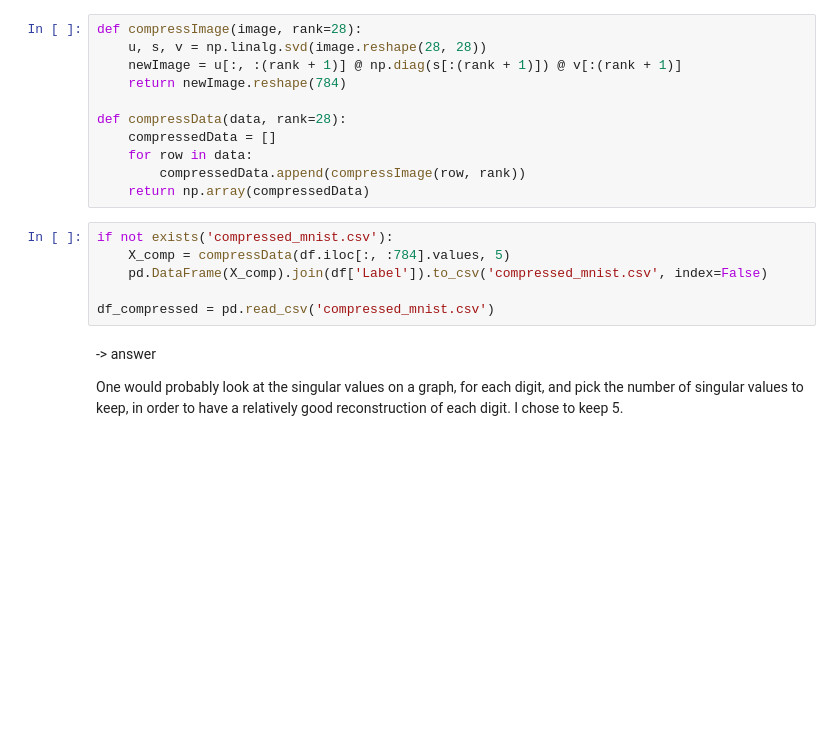
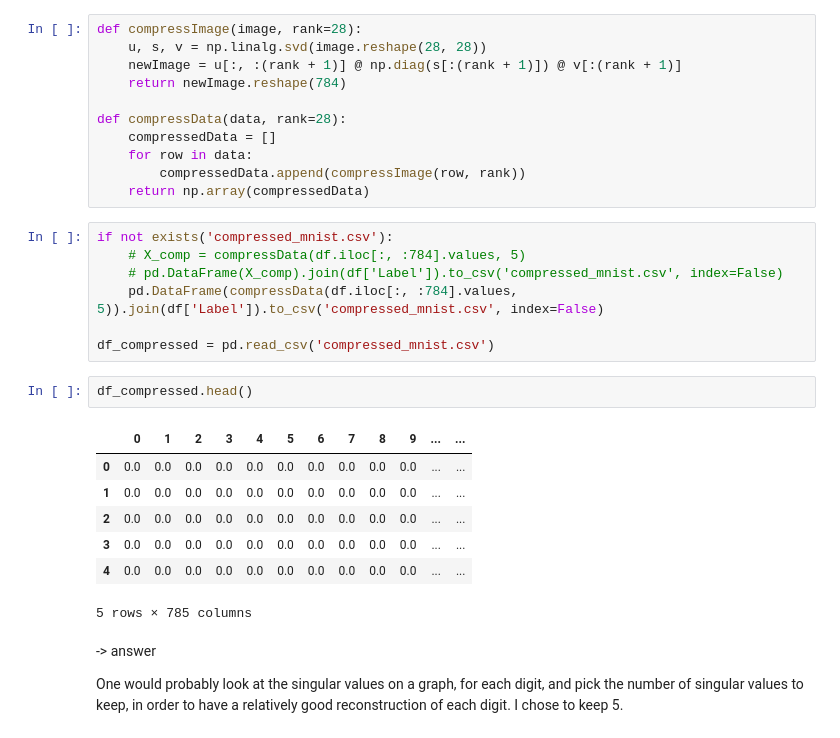
Before and after one commit to ivanisakov99/CS506, a Jupyter notebook: HW/3./homework3.ipynb, the cells around one changed output. Cells and saved outputs as stored; diff of their text form; blank space fills up the shorter version.

```diff
--- a/HW/3./homework3.ipynb
+++ b/HW/3./homework3.ipynb
@@ -67,10 +77,21 @@ def compressData(data, rank=28):
     return np.array(compressedData)
 # %%
 if not exists('compressed_mnist.csv'):
-    X_comp = compressData(df.iloc[:, :784].values, 5)
-    pd.DataFrame(X_comp).join(df['Label']).to_csv('compressed_mnist.csv', index=False)
+    # X_comp = compressData(df.iloc[:, :784].values, 5)
+    # pd.DataFrame(X_comp).join(df['Label']).to_csv('compressed_mnist.csv', index=False)
+    pd.DataFrame(compressData(df.iloc[:, :784].values, 5)).join(df['Label']).to_csv('compressed_mnist.csv', index=False)
 
 df_compressed = pd.read_csv('compressed_mnist.csv')
+# %%
+df_compressed.head()
+# %% [output]
+|  | 0 | 1 | 2 | 3 | 4 | 5 | 6 | 7 | 8 | 9 | ... | ... |
+| 0 | 0.0 | 0.0 | 0.0 | 0.0 | 0.0 | 0.0 | 0.0 | 0.0 | 0.0 | 0.0 | ... | ... |
+| 1 | 0.0 | 0.0 | 0.0 | 0.0 | 0.0 | 0.0 | 0.0 | 0.0 | 0.0 | 0.0 | ... | ... |
+| 2 | 0.0 | 0.0 | 0.0 | 0.0 | 0.0 | 0.0 | 0.0 | 0.0 | 0.0 | 0.0 | ... | ... |
+| 3 | 0.0 | 0.0 | 0.0 | 0.0 | 0.0 | 0.0 | 0.0 | 0.0 | 0.0 | 0.0 | ... | ... |
+| 4 | 0.0 | 0.0 | 0.0 | 0.0 | 0.0 | 0.0 | 0.0 | 0.0 | 0.0 | 0.0 | ... | ... |
+5 rows × 785 columns
 # %% [markdown]
 -> answer
 
```
Also changed, not shown: parts of 18 cells of this notebook, 1 other file.
